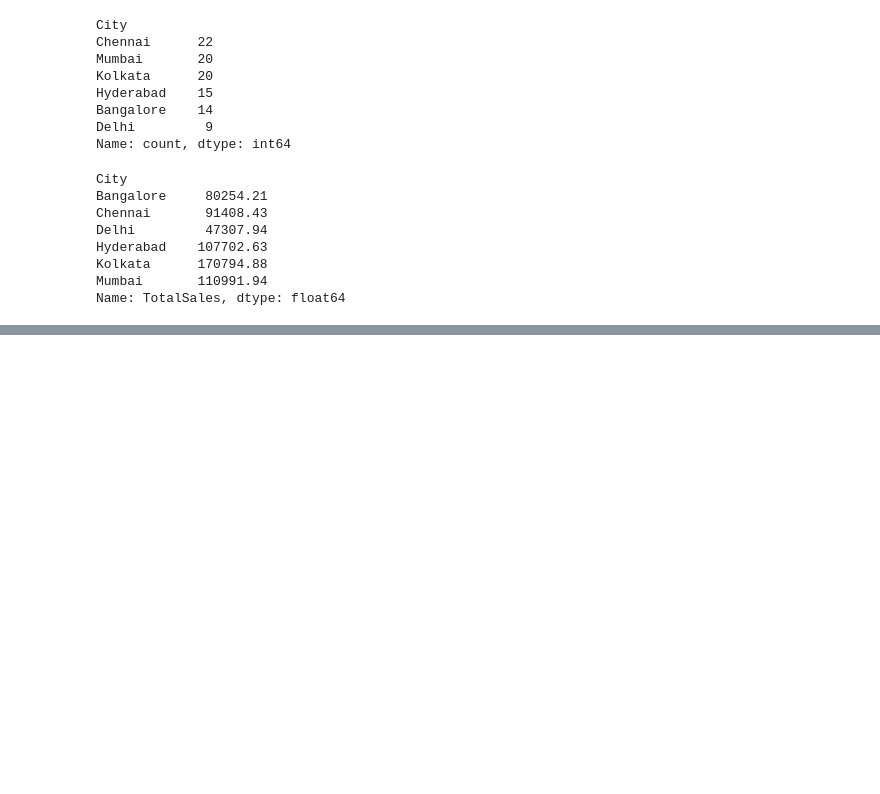
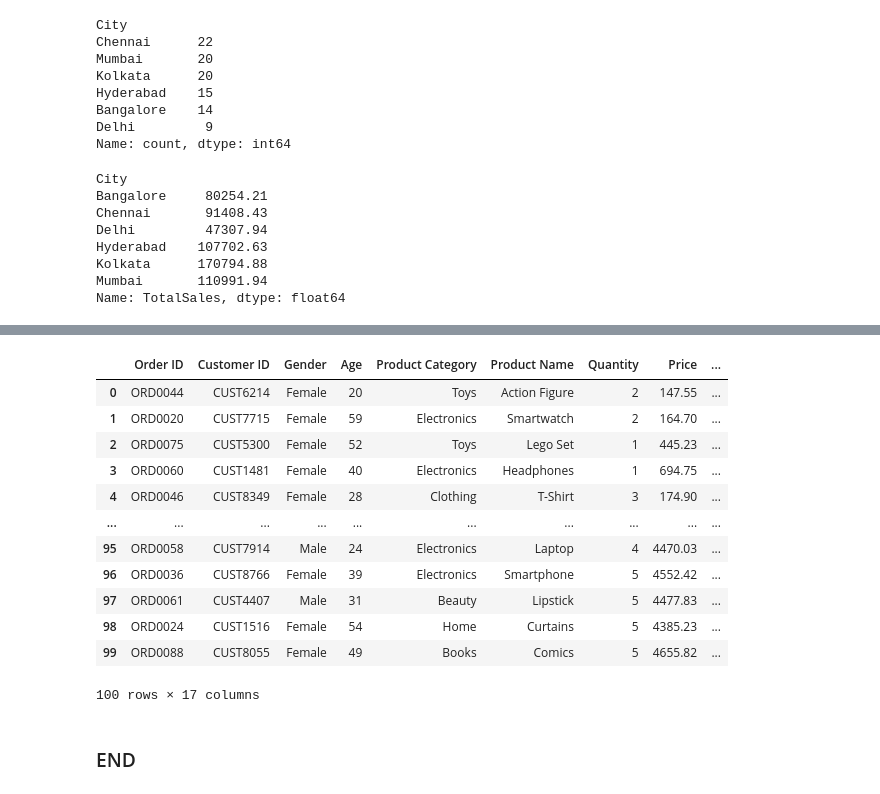
Before and after one commit to sagarnbeedi-analytics/data-analytics-portfolio, a Jupyter notebook: PYTHON/practicing_python_libraries/python_files/pandas.ipynb, the cells around one changed output, grey strips where cells are left out. Saved outputs shown, nothing was run; the diff lists cells and outputs as text; code cells hidden in the pictures; blank space fills up the shorter version.

```diff
--- a/PYTHON/practicing_python_libraries/python_files/pandas.ipynb
+++ b/PYTHON/practicing_python_libraries/python_files/pandas.ipynb
@@ -1174,0 +1384,2 @@ Name: TotalSales, dtype: float64
+# %%
+df["TotalSales"]=df["TotalSales"].round(2)
@@ -1174,0 +1446,22 @@ Name: TotalSales, dtype: float64
+# %%
+df.sort_values("TotalSales",inplace=True)
+# %%
+df=df.reset_index()
+# %%
+df.drop(columns=["index"],inplace=True)
+# %%
+df
+# %% [output]
+|  | Order ID | Customer ID | Gender | Age | Product Category | Product Name | Quantity | Price | ... |
+| 0 | ORD0044 | CUST6214 | Female | 20 | Toys | Action Figure | 2 | 147.55 | ... |
+| 1 | ORD0020 | CUST7715 | Female | 59 | Electronics | Smartwatch | 2 | 164.70 | ... |
+| 2 | ORD0075 | CUST5300 | Female | 52 | Toys | Lego Set | 1 | 445.23 | ... |
+| 3 | ORD0060 | CUST1481 | Female | 40 | Electronics | Headphones | 1 | 694.75 | ... |
+| 4 | ORD0046 | CUST8349 | Female | 28 | Clothing | T-Shirt | 3 | 174.90 | ... |
+| ... | ... | ... | ... | ... | ... | ... | ... | ... | ... |
+| 95 | ORD0058 | CUST7914 | Male | 24 | Electronics | Laptop | 4 | 4470.03 | ... |
+| 96 | ORD0036 | CUST8766 | Female | 39 | Electronics | Smartphone | 5 | 4552.42 | ... |
+| 97 | ORD0061 | CUST4407 | Male | 31 | Beauty | Lipstick | 5 | 4477.83 | ... |
+| 98 | ORD0024 | CUST1516 | Female | 54 | Home | Curtains | 5 | 4385.23 | ... |
+| 99 | ORD0088 | CUST8055 | Female | 49 | Books | Comics | 5 | 4655.82 | ... |
+100 rows × 17 columns
@@ -1174,0 +1470,2 @@ Name: TotalSales, dtype: float64
+# %% [markdown]
+### END
```
Also changed, not shown: parts of 51 cells of this notebook, 1 other file.
